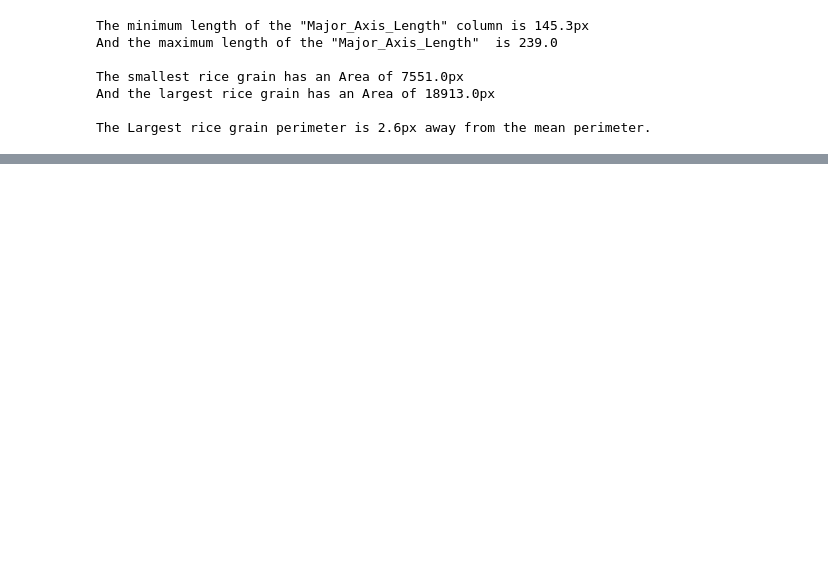
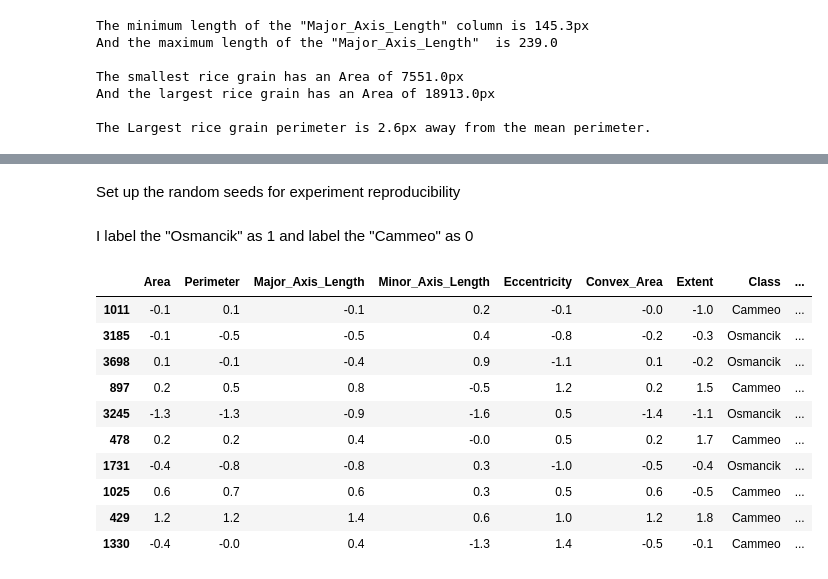
Before and after one commit to hod-maxx22/GoogleD_Project, a Jupyter notebook: BinaryClassifier/BinaryClassifier.ipynb, the cells around one changed output, grey strips where cells are left out. Cells and saved outputs as stored; diff of their text form; code cells hidden in the pictures; blank space fills up the shorter version.

```diff
--- a/BinaryClassifier/BinaryClassifier.ipynb
+++ b/BinaryClassifier/BinaryClassifier.ipynb
@@ -55,0 +109,8 @@ The Largest rice grain perimeter is 2.6px away from the mean perimeter.
+# %%
+# set up params
+feature_mean = rice_data.mean(numeric_only=True)
+feature_std = rice_data.std(numeric_only=True)
+num_features = rice_data.select_dtypes(include='number').columns
+normalized_features = (rice_data[num_features] - feature_mean)/feature_std
+normalized_features
+feature_mean
@@ -55,0 +126,4 @@ The Largest rice grain perimeter is 2.6px away from the mean perimeter.
+# %%
+# copy the 'Class' from old frame to normalized frame
+normalized_features['Class'] = rice_data['Class']
+normalized_features
@@ -55,0 +144,2 @@ The Largest rice grain perimeter is 2.6px away from the mean perimeter.
+# %% [markdown]
+Set up the random seeds for experiment reproducibility
@@ -55,0 +148,17 @@ The Largest rice grain perimeter is 2.6px away from the mean perimeter.
+# %% [markdown]
+I label the "Osmancik" as 1 and label the "Cammeo" as 0
+# %%
+normalized_features['Class_Bool'] = ( normalized_features['Class'] == 'Osmancik' ).astype(int)
+normalized_features.sample(10)
+# %% [output]
+|  | Area | Perimeter | Major_Axis_Length | Minor_Axis_Length | Eccentricity | Convex_Area | Extent | Class | ... |
+| 1011 | -0.1 | 0.1 | -0.1 | 0.2 | -0.1 | -0.0 | -1.0 | Cammeo | ... |
+| 3185 | -0.1 | -0.5 | -0.5 | 0.4 | -0.8 | -0.2 | -0.3 | Osmancik | ... |
+| 3698 | 0.1 | -0.1 | -0.4 | 0.9 | -1.1 | 0.1 | -0.2 | Osmancik | ... |
+| 897 | 0.2 | 0.5 | 0.8 | -0.5 | 1.2 | 0.2 | 1.5 | Cammeo | ... |
+| 3245 | -1.3 | -1.3 | -0.9 | -1.6 | 0.5 | -1.4 | -1.1 | Osmancik | ... |
+| 478 | 0.2 | 0.2 | 0.4 | -0.0 | 0.5 | 0.2 | 1.7 | Cammeo | ... |
+| 1731 | -0.4 | -0.8 | -0.8 | 0.3 | -1.0 | -0.5 | -0.4 | Osmancik | ... |
+| 1025 | 0.6 | 0.7 | 0.6 | 0.3 | 0.5 | 0.6 | -0.5 | Cammeo | ... |
+| 429 | 1.2 | 1.2 | 1.4 | 0.6 | 1.0 | 1.2 | 1.8 | Cammeo | ... |
+| 1330 | -0.4 | -0.0 | 0.4 | -1.3 | 1.4 | -0.5 | -0.1 | Cammeo | ... |
```
Also changed, not shown: parts of 28 cells of this notebook, 1 other file.
